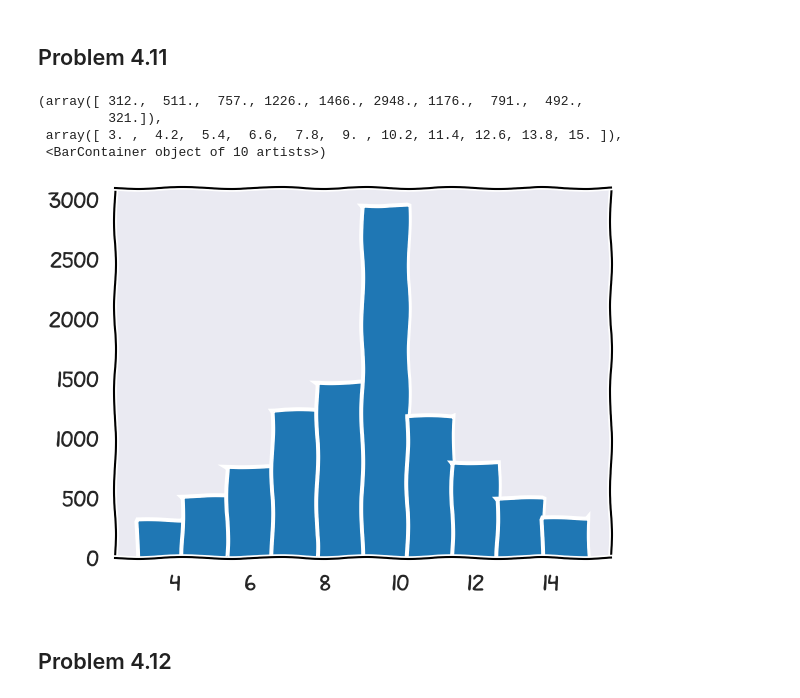
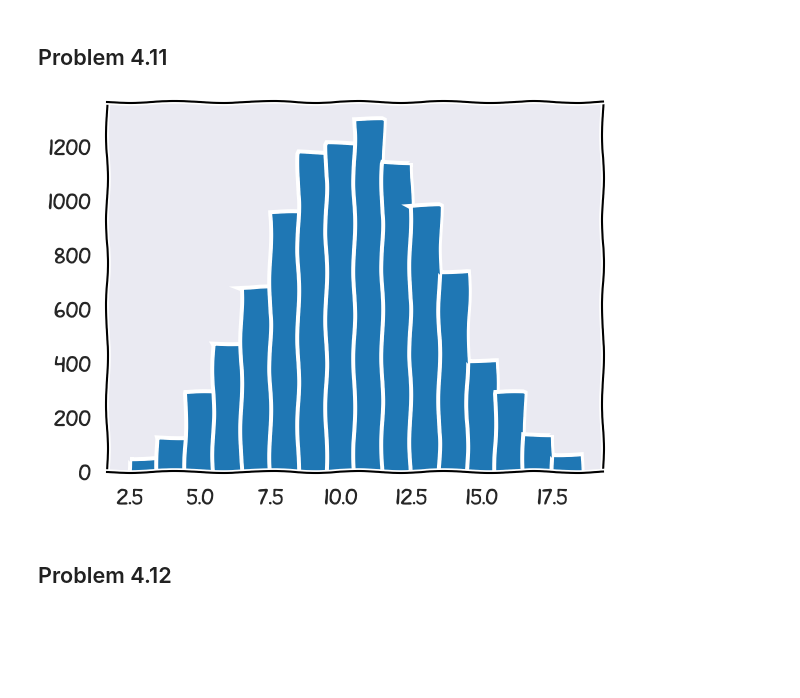
Before and after one commit to SPS-SP2273/learning-portfolio-shawn1368, a Jupyter notebook: Yuan Zhe's Problems/problem_set_4.ipynb, the cells around one changed output. Saved outputs shown, nothing was run; the diff lists cells and outputs as text; code cells hidden in the pictures; blank space fills up the shorter version.

```diff
--- a/Yuan Zhe's Problems/problem_set_4.ipynb
+++ b/Yuan Zhe's Problems/problem_set_4.ipynb
@@ -121,17 +121,14 @@ print(axn(3, 2, 5))
 ## Problem 4.11
 # %%
 def my_three_dice(n):
-    return np.fromiter((sum(np.random.randint(1, 6, 3)) for _ in range(n)), int)
+    return np.fromiter((sum(np.random.randint(1, 7, 3)) for _ in range(n)), int)
 
 dataset = my_three_dice(10000)
 fig, ax = plt.subplots()
-ax.hist(dataset)
+ax.hist(dataset, bins = np.arange(2.5, 19, 1))
+fig.show()
 # %% [output]
-(array([ 312.,  511.,  757., 1226., 1466., 2948., 1176.,  791.,  492.,
-         321.]),
- array([ 3. ,  4.2,  5.4,  6.6,  7.8,  9. , 10.2, 11.4, 12.6, 13.8, 15. ]),
- <BarContainer object of 10 artists>)
-[figure, old version]
+[figure, new version]
 # %% [markdown]
 ## Problem 4.12
 # %%
```
Also changed, not shown: parts of 4 cells of this notebook, 6 other files.
